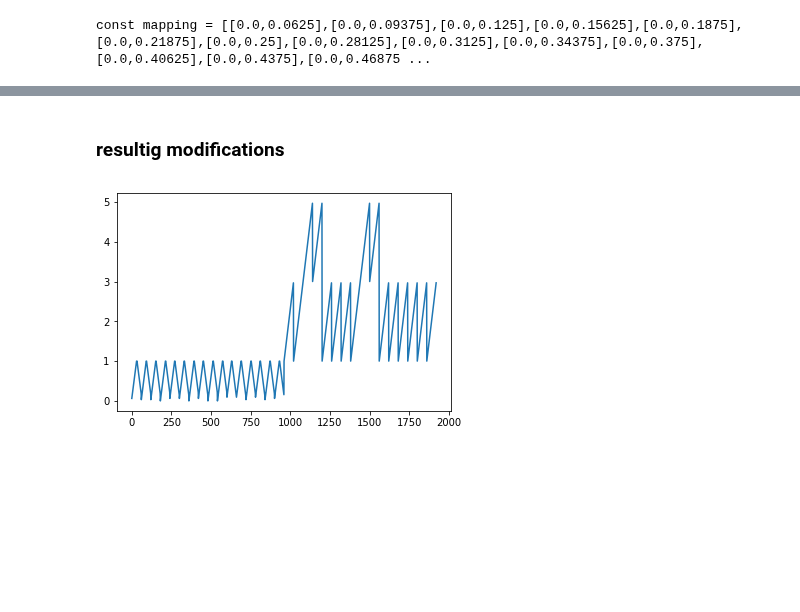
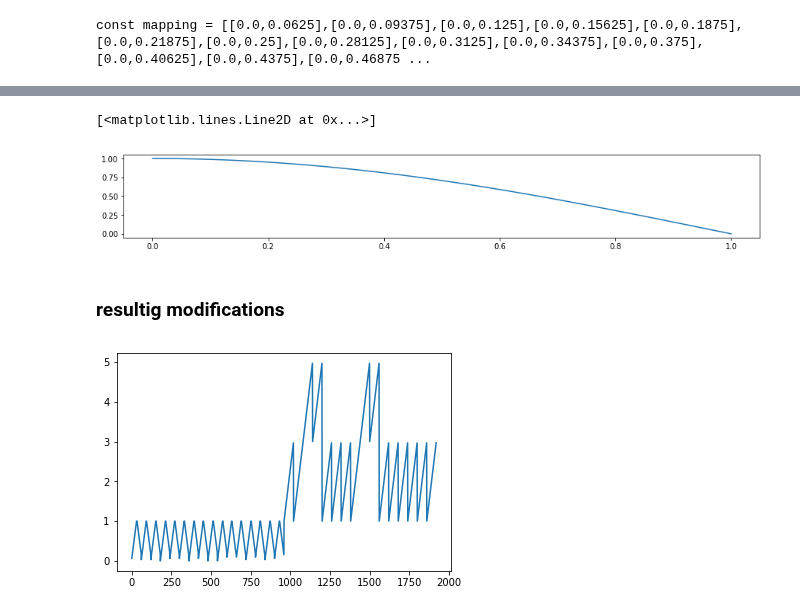
Before and after one commit to nuru-nu/moyo, a Jupyter notebook: notebooks/mapping2.ipynb, the cells around one changed output, grey strips where cells are left out. Saved outputs shown, nothing was run; the diff lists cells and outputs as text; code cells hidden in the pictures; blank space fills up the shorter version.

```diff
--- a/notebooks/mapping2.ipynb
+++ b/notebooks/mapping2.ipynb
@@ -94,3 +129,11 @@ const mapping = [[0.0,0.0625],[0.0,0.09375],[0.0,0.125],[0.0,0.15625],[0.0,0.187
+# %%
+# TODO : shape arms with a function like below & add (inactive) neighboring points for shaping
+plt.figure(figsize=(15, 2))
+xs = np.linspace(0, 1, 60)
+plt.plot(xs, np.cos(xs * np.pi / 2))
+# %% [output]
+[<matplotlib.lines.Line2D at 0x...>]
+[figure, added]
 # %% [markdown]
 ### resultig modifications
 # %%
```
Also changed, not shown: parts of 9 cells of this notebook.
